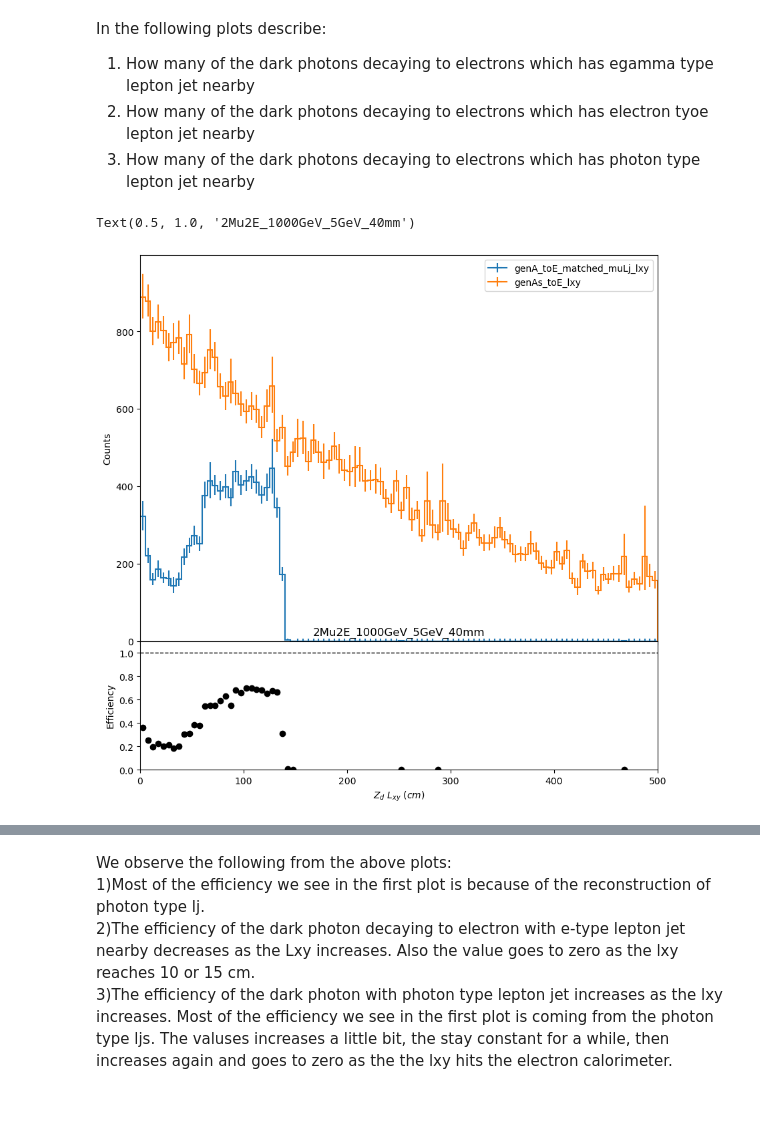
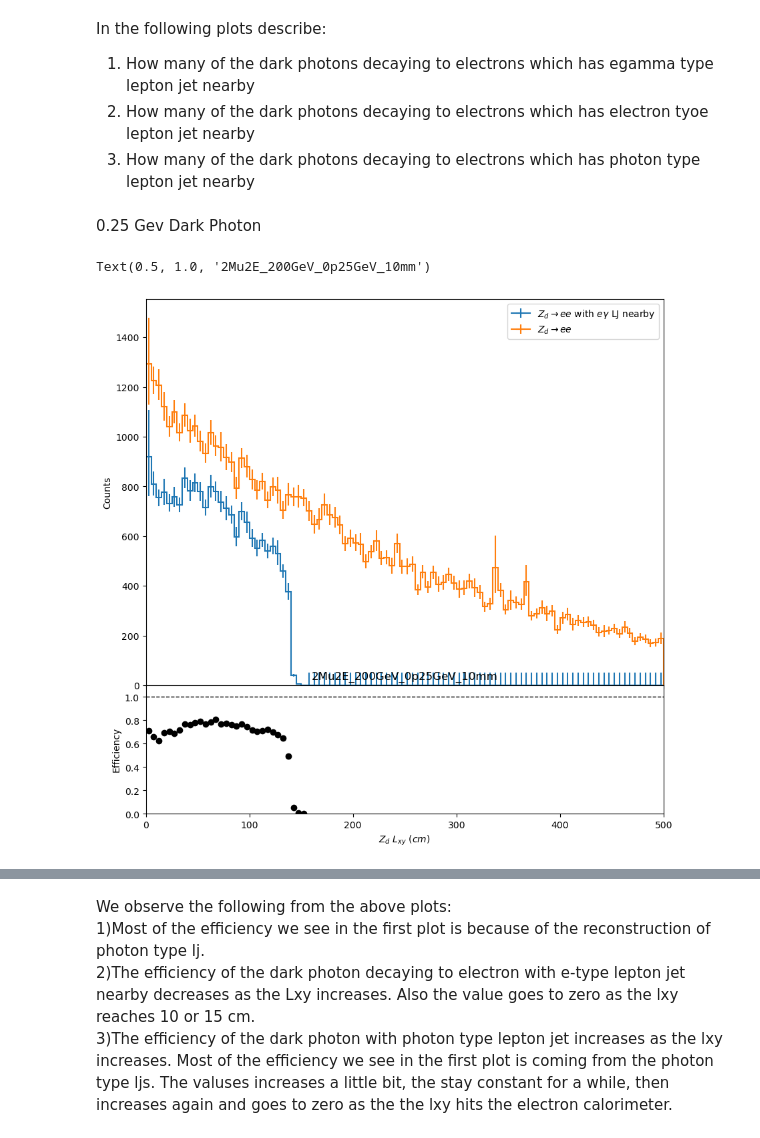
Before and after one commit to yfv2ev/SIDM, a Jupyter notebook: sidm/studies/darkPhotonLxyEffiEorGLj.ipynb, the cells around one changed output, grey strips where cells are left out. Saved outputs shown, nothing was run; the diff lists cells and outputs as text; code cells hidden in the pictures; blank space fills up the shorter version.

```diff
--- a/sidm/studies/darkPhotonLxyEffiEorGLj.ipynb
+++ b/sidm/studies/darkPhotonLxyEffiEorGLj.ipynb
@@ -27,13 +27,15 @@ samples = [
     #"2Mu2E_100GeV_5GeV_40mm",
     #"2Mu2E_150GeV_5GeV_2p7mm",
     #"2Mu2E_200GeV_5GeV_2mm",
+     "2Mu2E_200GeV_0p25GeV_10mm",
+    "2Mu2E_200GeV_5GeV_200mm",
     #"2Mu2E_500GeV_5GeV_0p8mm",
     #"2Mu2E_800GeV_5GeV_0p5mm",
     #"2Mu2E_1000GeV_5GeV_0p4mm",
     #"2Mu2E_1000GeV_5GeV_0p04mm",
     #"2Mu2E_1000GeV_5GeV_20mm",
     #"2Mu2E_100GeV_1p2GeV_9p6mm",
-    "2Mu2E_1000GeV_5GeV_40mm",
+    #"2Mu2E_1000GeV_5GeV_40mm",
    # "2Mu2E_1000GeV_5GeV_4mm",
 
 ]
@@ -76,17 +78,19 @@ In the following plots describe:
 ch1 = "baseNoLj"
 ch2 = "baseNoLj_eLj"
 ch3 = "baseNoLj_gLj"
+# %% [markdown]
+0.25 Gev Dark Photon
 # %%
 plt.figure(figsize=(10,10))
-output["out"]["2Mu2E_1000GeV_5GeV_40mm"]["hists"]["genA_toE_matched_egmLj_lxy"][ch1,:].plot_ratio(
-       output["out"]["2Mu2E_1000GeV_5GeV_40mm"]["hists"]["genAs_toE_lxy"][ch1,:],
-       rp_num_label="genA_toE_matched_muLj_lxy",
-       rp_denom_label="genAs_toE_lxy",
+output["out"]["2Mu2E_200GeV_0p25GeV_10mm"]["hists"]["genA_toE_matched_egmLj_lxy"][ch1,:].plot_ratio(
+       output["out"]["2Mu2E_200GeV_0p25GeV_10mm"]["hists"]["genAs_toE_lxy"][ch1,:],
+       rp_num_label=r"$Z_d \rightarrow ee$ with $e\gamma$ LJ nearby",
+       rp_denom_label=r"$Z_d \rightarrow ee $",
        rp_uncert_draw_type="line",
        rp_uncertainty_type="efficiency")
-plt.title("2Mu2E_1000GeV_5GeV_40mm")
+plt.title("2Mu2E_200GeV_0p25GeV_10mm")
 # %% [output]
-Text(0.5, 1.0, '2Mu2E_1000GeV_5GeV_40mm')
+Text(0.5, 1.0, '2Mu2E_200GeV_0p25GeV_10mm')
-[figure, old version]
+[figure, new version]
 # %%
 plt.figure(figsize=(10,10))
```
Also changed, not shown: parts of 6 cells of this notebook.
